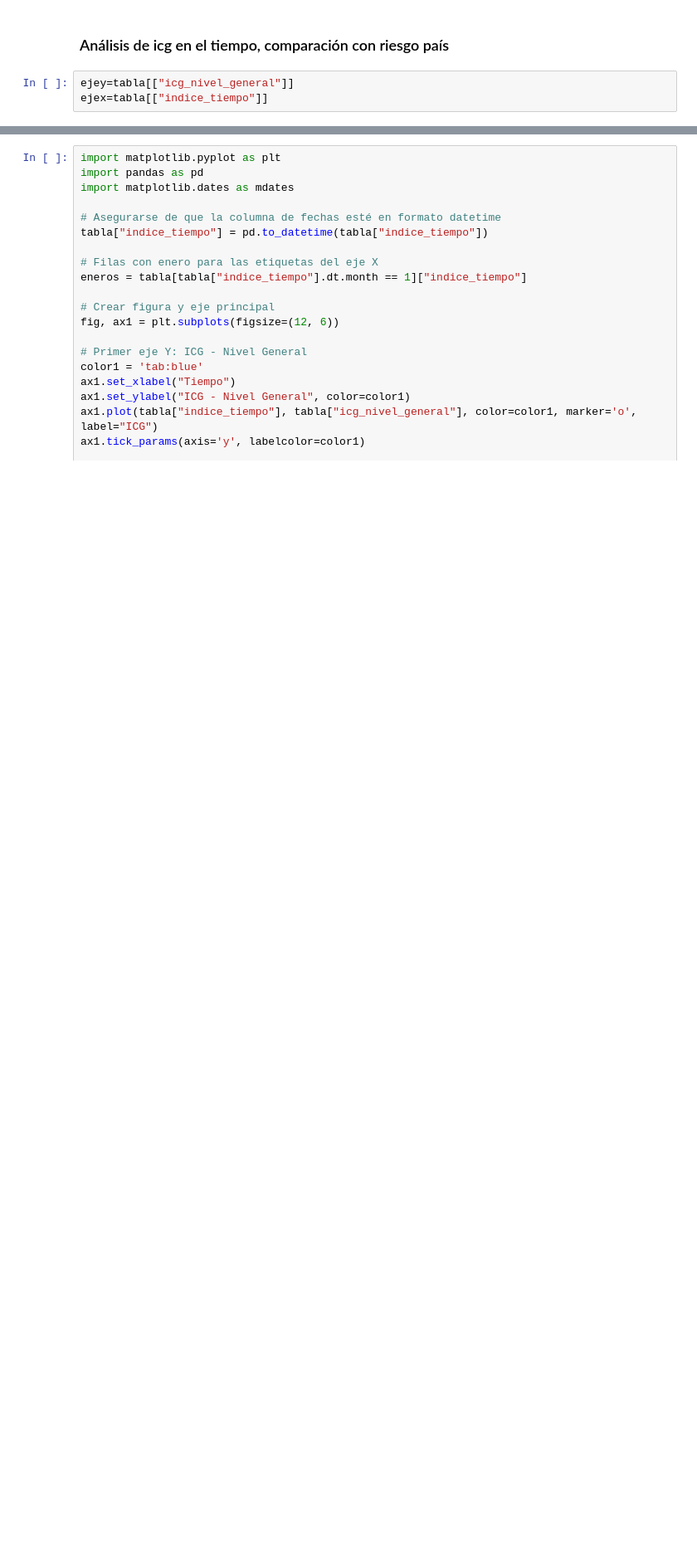
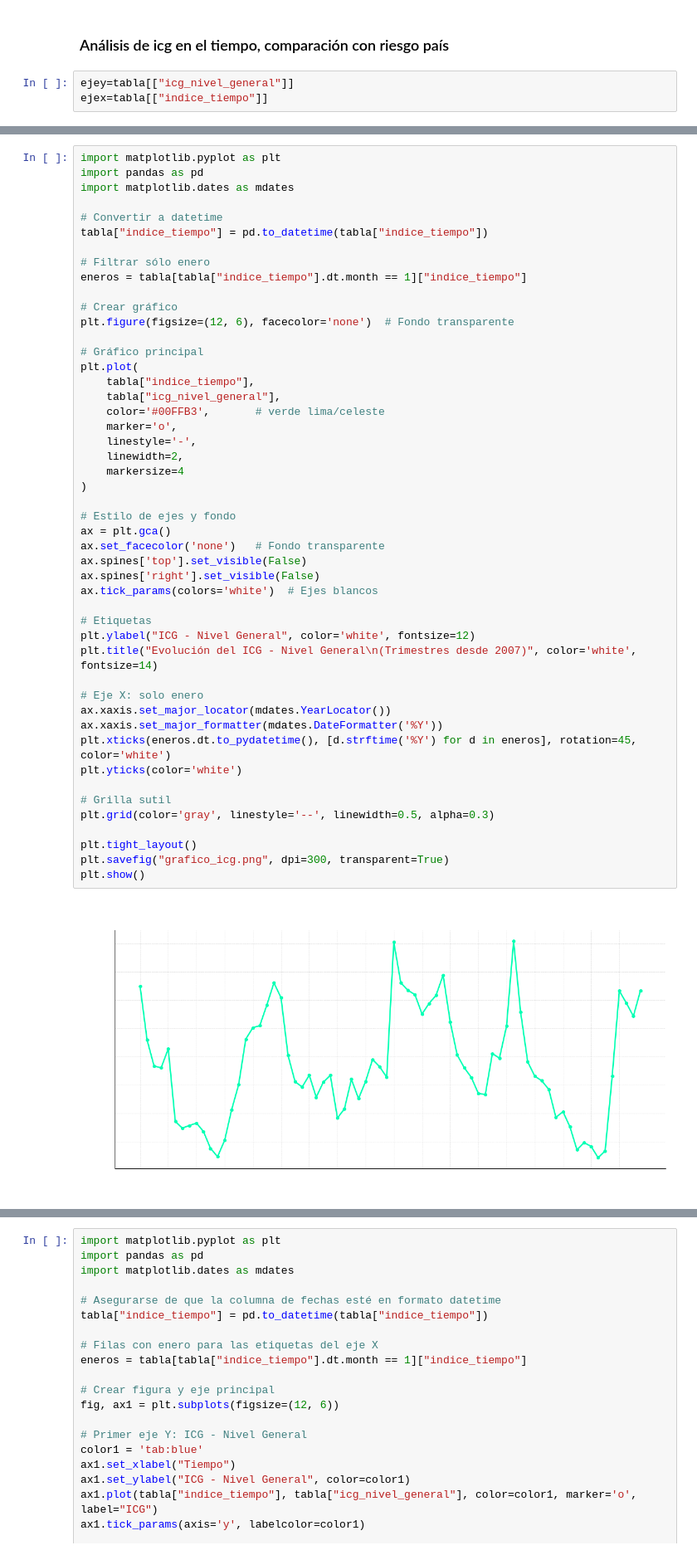
Before and after one commit to jtomasello247/ProyetctosTP, a Jupyter notebook: Predicción de confianza general.ipynb, the cells around one changed output, grey strips where cells are left out. Shown: that part at 83% size. Drawn from its saved outputs; the diff is of its cells as text; blank space fills up the shorter version.

```diff
--- a/Predicción de confianza general.ipynb
+++ b/Predicción de confianza general.ipynb
@@ -392 +391,51 @@ plt.show()
 [figure]
+# %%
+import matplotlib.pyplot as plt
+import pandas as pd
+import matplotlib.dates as mdates
+
+# Convertir a datetime
+tabla["indice_tiempo"] = pd.to_datetime(tabla["indice_tiempo"])
+
+# Filtrar sólo enero
+eneros = tabla[tabla["indice_tiempo"].dt.month == 1]["indice_tiempo"]
+
+# Crear gráfico
+plt.figure(figsize=(12, 6), facecolor='none')  # Fondo transparente
+
+# Gráfico principal
+plt.plot(
+    tabla["indice_tiempo"],
+    tabla["icg_nivel_general"],
+    color='#00FFB3',       # verde lima/celeste
+    marker='o',
+    linestyle='-',
+    linewidth=2,
+    markersize=4
+)
+
+# Estilo de ejes y fondo
+ax = plt.gca()
+ax.set_facecolor('none')   # Fondo transparente
+ax.spines['top'].set_visible(False)
+ax.spines['right'].set_visible(False)
+ax.tick_params(colors='white')  # Ejes blancos
+
+# Etiquetas
+plt.ylabel("ICG - Nivel General", color='white', fontsize=12)
+plt.title("Evolución del ICG - Nivel General\n(Trimestres desde 2007)", color='white', fontsize=14)
+
+# Eje X: solo enero
+ax.xaxis.set_major_locator(mdates.YearLocator())
+ax.xaxis.set_major_formatter(mdates.DateFormatter('%Y'))
+plt.xticks(eneros.dt.to_pydatetime(), [d.strftime('%Y') for d in eneros], rotation=45, color='white')
+plt.yticks(color='white')
+
+# Grilla sutil
+plt.grid(color='gray', linestyle='--', linewidth=0.5, alpha=0.3)
+
+plt.tight_layout()
+plt.savefig("grafico_icg.png", dpi=300, transparent=True)
+plt.show()
+# %% [output]
+[figure, added]
```
Also changed, not shown: parts of 2 cells of this notebook, 3 other files.
